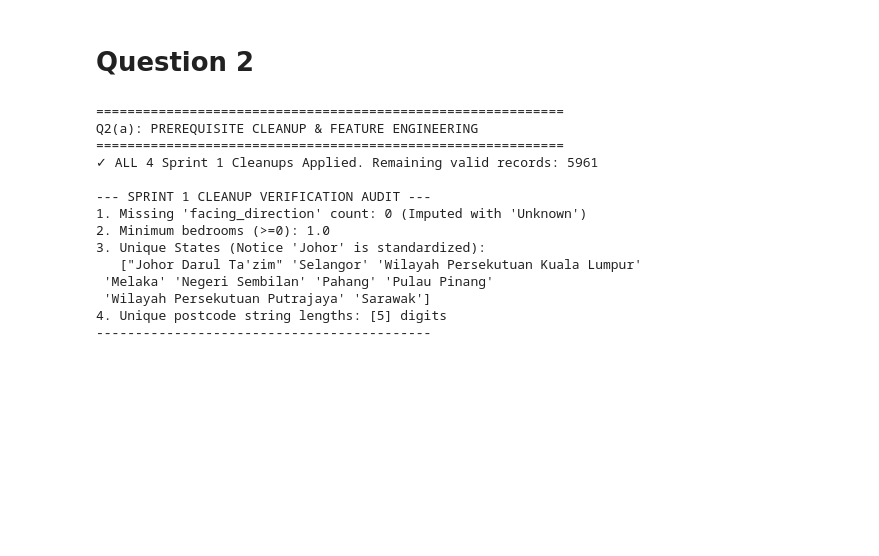
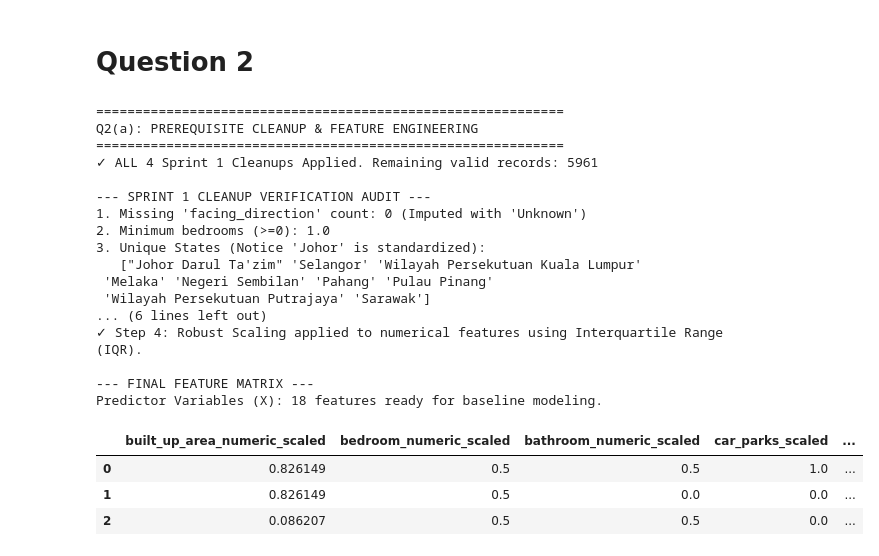
Before and after one commit to siti-97/malaysia-property-price-prediction, a Jupyter notebook: MRTB2173_PMA_MRT244004.ipynb, the cells around one changed output. Cells and saved outputs as stored; diff of their text form; code cells hidden in the pictures; blank space fills up the shorter version.

Commit message:
Completed Sprint 2: Feature engineering and Baseline Model

```diff
--- a/MRTB2173_PMA_MRT244004.ipynb
+++ b/MRTB2173_PMA_MRT244004.ipynb
@@ -325,32 +325,97 @@ df_clean = df_clean[df_clean['state'].isin(valid_states)].copy()
 
 # Task 3: Reconcile state column contradictions (Standardizing Johor)
 df_clean['state'] = df_clean['state'].replace({'Johor': "Johor Darul Ta'zim"})
 
 # Task 4: Standardize postcode formatting (zero-padding to 5 digits)
 df_clean['postcode'] = df_clean['postcode'].astype(str).str.replace(r'\.0$', '', regex=True).str.zfill(5)
 
 print(f"✓ ALL 4 Sprint 1 Cleanups Applied. Remaining valid records: {df_clean.shape[0]}")
 
 # --- VERIFICATION AUDIT ---
 print("\n--- SPRINT 1 CLEANUP VERIFICATION AUDIT ---")
 print(f"1. Missing 'facing_direction' count: {df_clean['facing_direction'].isna().sum()} (Imputed with 'Unknown')")
 print(f"2. Minimum bedrooms (>=0): {df_clean['bedroom'].min()}")
 print(f"3. Unique States (Notice 'Johor' is standardized):\n   {df_clean['state'].unique()}")
 postcode_lengths = df_clean['postcode'].astype(str).str.len().unique()
 print(f"4. Unique postcode string lengths: {postcode_lengths} digits")
 print("-------------------------------------------\n")
+
+# ---------------------------------------------------------
+# STEP 1: Target Transformation (Log1p)
+# ---------------------------------------------------------
+df_clean['target_log_price'] = np.log1p(df_clean['price_numeric'])
+print("✓ Step 1: Target Log-Transformation applied to 'price'.")
+
+# ---------------------------------------------------------
+# STEP 2: Feature Creation (POI Proximity Index)
+# ---------------------------------------------------------
+poi_cols = ['train_station_count_3km', 'shopping_mall_count_3km', 'school_count_3km', 'hospital_count_3km']
+# Convert to numeric, filling NaNs with 0 (assuming no amenities if blank)
+for col in poi_cols:
+    if col in df_clean.columns:
+        df_clean[col] = pd.to_numeric(df_clean[col], errors='coerce').fillna(0)
+# Create a single index of neighborhood convenience
+df_clean['total_amenities_3km'] = df_clean[poi_cols].sum(axis=1)
+print(f"✓ Step 2: Created 'total_amenities_3km' by aggregating {len(poi_cols)} POI features.")
+
+# ---------------------------------------------------------
+# STEP 3: Rare Label Grouping & One-Hot Encoding
+# ---------------------------------------------------------
+# Group long-tail property types into 'Other' to prevent matrix explosion
+type_counts = df_clean['property_type'].value_counts()
+top_5_types = type_counts.head(5).index
+df_clean['property_type_grouped'] = df_clean['property_type'].apply(lambda x: x if x in top_5_types else 'Other')
+
+# Apply One-Hot Encoding
+features_to_encode = ['state', 'property_type_grouped']
+df_encoded = pd.get_dummies(df_clean, columns=features_to_encode, drop_first=True)
+print(f"✓ Step 3: Rare labels grouped. One-Hot Encoding expanded dataset to {df_encoded.shape[1]} columns.")
+
+# ---------------------------------------------------------
+# STEP 4: Robust Scaling (Handling Outliers)
+# ---------------------------------------------------------
+numeric_features = ['built_up_area_numeric', 'bedroom_numeric', 'bathroom_numeric', 'car_parks', 'total_amenities_3km']
+# Impute missing with median before scaling
+for col in numeric_features:
+    if col in df_encoded.columns:
+        df_encoded[col] = df_encoded[col].fillna(df_encoded[col].median())
+
+# Use RobustScaler instead of StandardScaler due to luxury real estate outliers
+scaler = RobustScaler()
+df_encoded[[f"{c}_scaled" for c in numeric_features]] = scaler.fit_transform(df_encoded[numeric_features])
+print("✓ Step 4: Robust Scaling applied to numerical features using Interquartile Range (IQR).")
+
+# ---------------------------------------------------------
+# Final Prep for Modeling
+# ---------------------------------------------------------
+encoded_cols = [col for col in df_encoded.columns if col.startswith('state_') or col.startswith('property_type_grouped_')]
+scaled_cols = [f"{c}_scaled" for c in numeric_features]
+
+X = df_encoded[scaled_cols + encoded_cols]
+y = df_encoded['target_log_price']
+
+print("\n--- FINAL FEATURE MATRIX ---")
+print(f"Predictor Variables (X): {X.shape[1]} features ready for baseline modeling.")
+display(X.head(3))
 # %% [output]
 ============================================================
 Q2(a): PREREQUISITE CLEANUP & FEATURE ENGINEERING
 ============================================================
 ✓ ALL 4 Sprint 1 Cleanups Applied. Remaining valid records: 5961
 
 --- SPRINT 1 CLEANUP VERIFICATION AUDIT ---
 1. Missing 'facing_direction' count: 0 (Imputed with 'Unknown')
 2. Minimum bedrooms (>=0): 1.0
 3. Unique States (Notice 'Johor' is standardized):
    ["Johor Darul Ta'zim" 'Selangor' 'Wilayah Persekutuan Kuala Lumpur'
  'Melaka' 'Negeri Sembilan' 'Pahang' 'Pulau Pinang'
  'Wilayah Persekutuan Putrajaya' 'Sarawak']
-4. Unique postcode string lengths: [5] digits
--------------------------------------------
+... (6 lines left out)
+✓ Step 4: Robust Scaling applied to numerical features using Interquartile Range (IQR).
+
+--- FINAL FEATURE MATRIX ---
+Predictor Variables (X): 18 features ready for baseline modeling.
+|  | built_up_area_numeric_scaled | bedroom_numeric_scaled | bathroom_numeric_scaled | car_parks_scaled | ... |
+| 0 | 0.826149 | 0.5 | 0.5 | 1.0 | ... |
+| 1 | 0.826149 | 0.5 | 0.0 | 0.0 | ... |
+| 2 | 0.086207 | 0.5 | 0.5 | 0.0 | ... |
```
Also changed, not shown: parts of 1 cell of this notebook.
